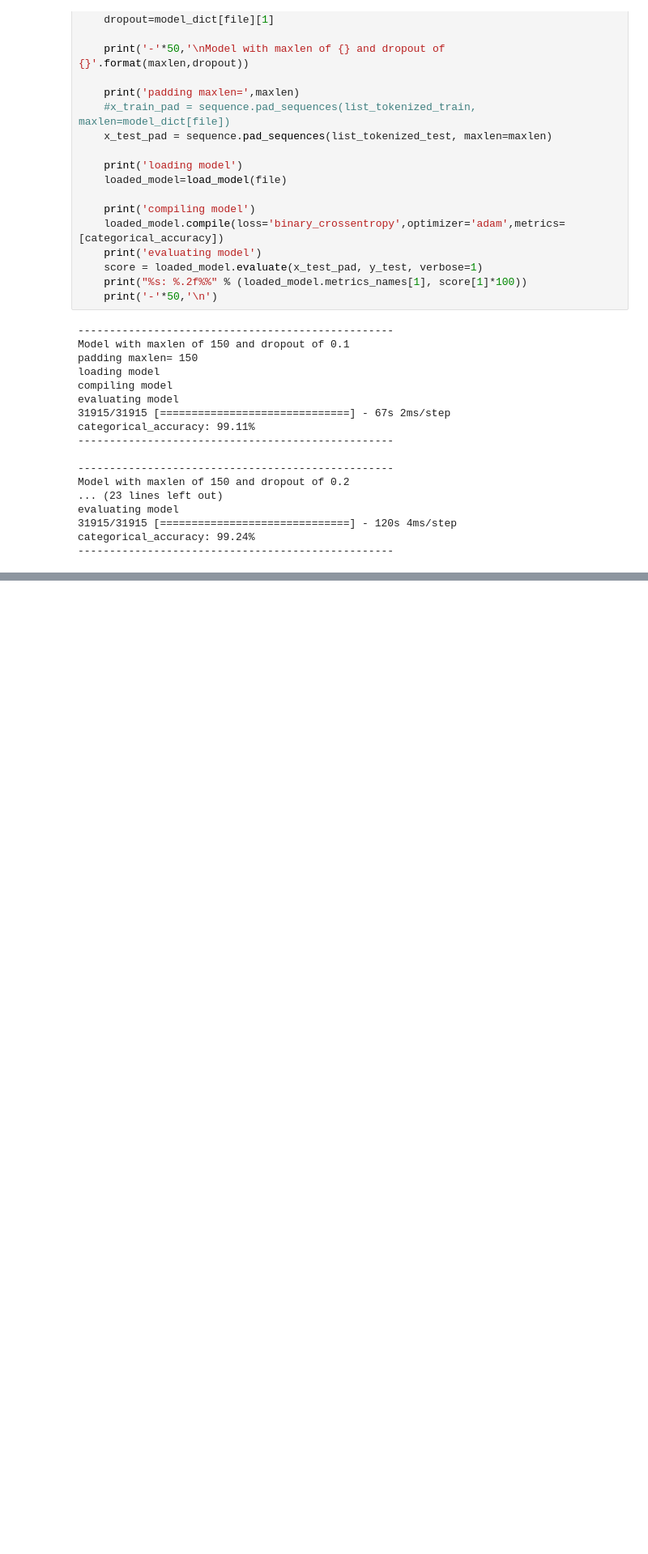
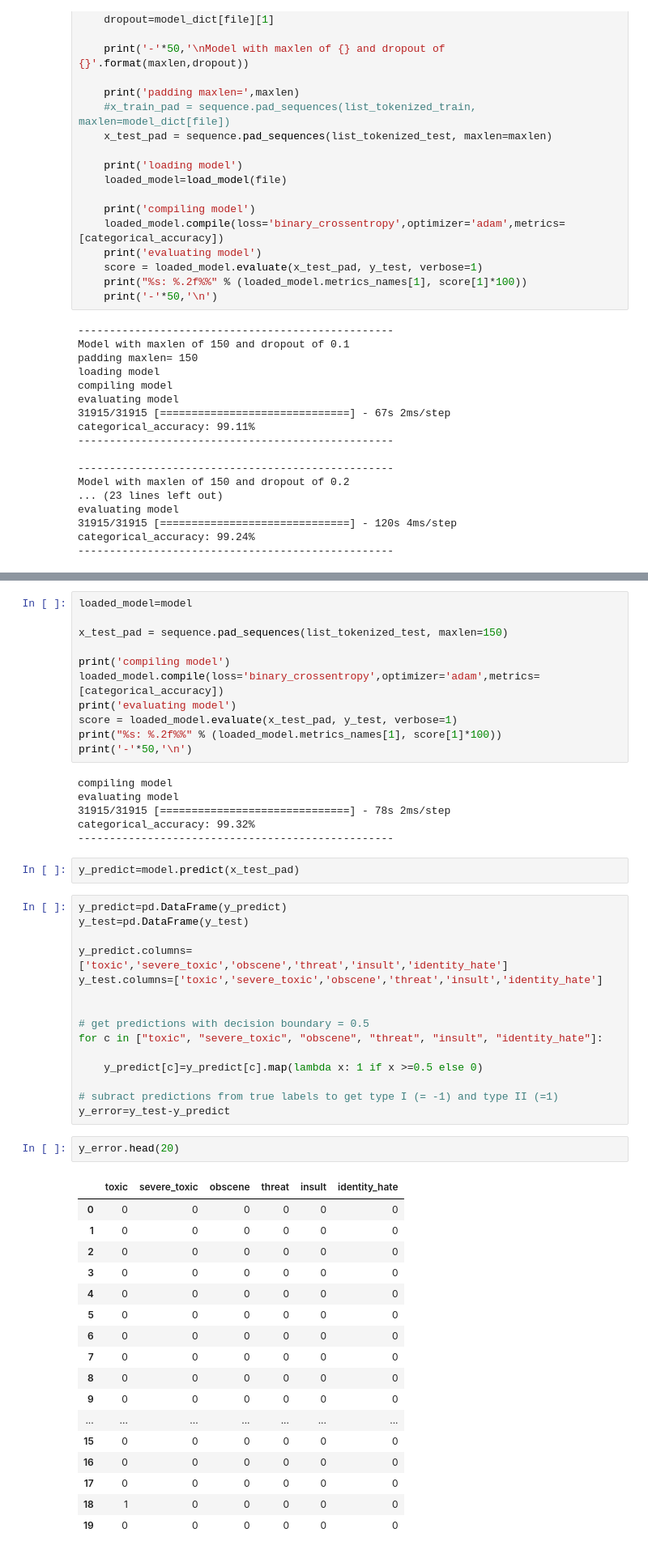
Before and after one commit to chandangope/w266-finalproject, a Jupyter notebook: LSTM_v2_cd.ipynb, the cells around one changed output, grey strips where cells are left out. Shown at 81% size. Drawn from its saved outputs; the diff is of its cells as text; blank space fills up the shorter version.

Commit message:
analysis on another model

```diff
--- a/LSTM_v2_cd.ipynb
+++ b/LSTM_v2_cd.ipynb
@@ -392,0 +490,54 @@ categorical_accuracy: 99.24%
+# %%
+loaded_model=model
+
+x_test_pad = sequence.pad_sequences(list_tokenized_test, maxlen=150)
+
+print('compiling model')
+loaded_model.compile(loss='binary_crossentropy',optimizer='adam',metrics=[categorical_accuracy])
+print('evaluating model')
+score = loaded_model.evaluate(x_test_pad, y_test, verbose=1)
+print("%s: %.2f%%" % (loaded_model.metrics_names[1], score[1]*100))
+print('-'*50,'\n')
+# %% [output]
+compiling model
+evaluating model
+31915/31915 [==============================] - 78s 2ms/step
+categorical_accuracy: 99.32%
+--------------------------------------------------
+# %%
+y_predict=model.predict(x_test_pad)
+# %%
+y_predict=pd.DataFrame(y_predict)
+y_test=pd.DataFrame(y_test)
+
+y_predict.columns=['toxic','severe_toxic','obscene','threat','insult','identity_hate']
+y_test.columns=['toxic','severe_toxic','obscene','threat','insult','identity_hate']
+
+
+# get predictions with decision boundary = 0.5
+for c in ["toxic", "severe_toxic", "obscene", "threat", "insult", "identity_hate"]:
+
+    y_predict[c]=y_predict[c].map(lambda x: 1 if x >=0.5 else 0)
+
+# subract predictions from true labels to get type I (= -1) and type II (=1)
+y_error=y_test-y_predict
+# %%
+y_error.head(20)
+# %% [output]
+|  | toxic | severe_toxic | obscene | threat | insult | identity_hate |
+| 0 | 0 | 0 | 0 | 0 | 0 | 0 |
+| 1 | 0 | 0 | 0 | 0 | 0 | 0 |
+| 2 | 0 | 0 | 0 | 0 | 0 | 0 |
+| 3 | 0 | 0 | 0 | 0 | 0 | 0 |
+| 4 | 0 | 0 | 0 | 0 | 0 | 0 |
+| 5 | 0 | 0 | 0 | 0 | 0 | 0 |
+| 6 | 0 | 0 | 0 | 0 | 0 | 0 |
+| 7 | 0 | 0 | 0 | 0 | 0 | 0 |
+| 8 | 0 | 0 | 0 | 0 | 0 | 0 |
+| 9 | 0 | 0 | 0 | 0 | 0 | 0 |
+| ... | ... | ... | ... | ... | ... | ... |
+| 15 | 0 | 0 | 0 | 0 | 0 | 0 |
+| 16 | 0 | 0 | 0 | 0 | 0 | 0 |
+| 17 | 0 | 0 | 0 | 0 | 0 | 0 |
+| 18 | 1 | 0 | 0 | 0 | 0 | 0 |
+| 19 | 0 | 0 | 0 | 0 | 0 | 0 |
```
Also changed, not shown: parts of 5 cells of this notebook.
